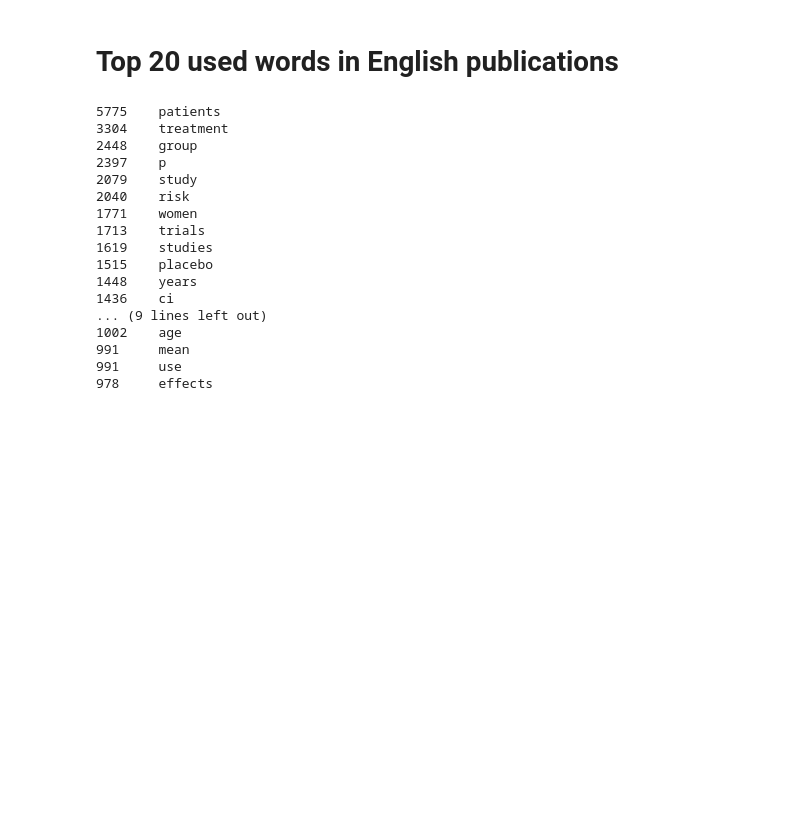
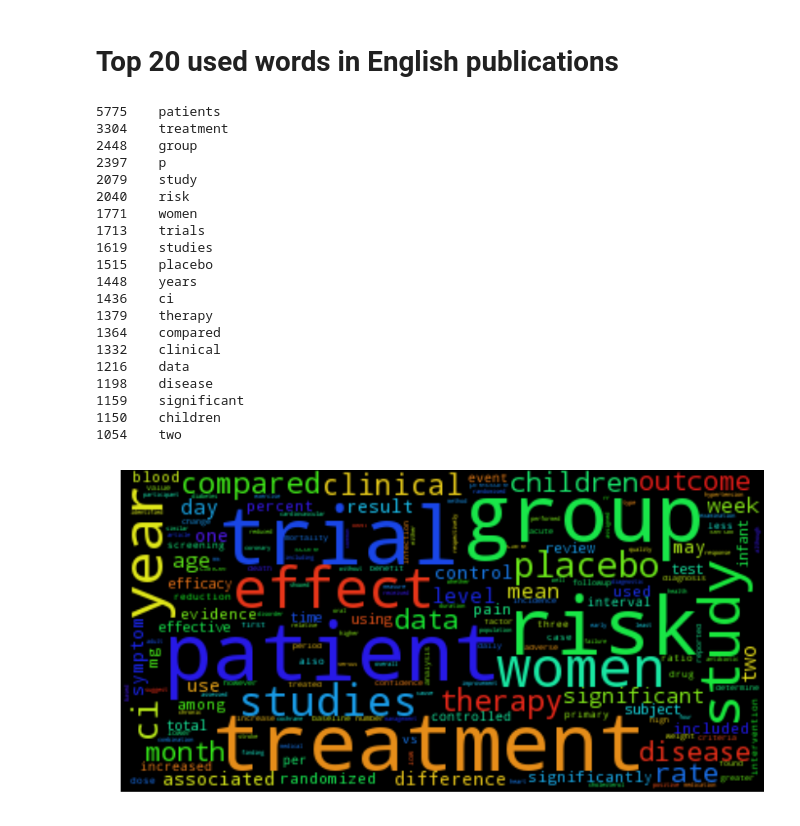
Before and after one commit to chinskiy/codeminders_test_nlp, a Jupyter notebook: main.ipynb, the cells around one changed output. Drawn from its saved outputs; the diff is of its cells as text; code cells hidden in the pictures; blank space fills up the shorter version.

Commit message:
add wordcloud

```diff
--- a/main.ipynb
+++ b/main.ipynb
@@ -82,7 +82,7 @@ listtext = [item for sublist in listtext for item in sublist]
 count_words = Counter(listtext)
 # %%
 count_words_sorted = sorted(count_words.iteritems(), key=operator.itemgetter(1), reverse=True)
-for _ in range(25):
+for _ in range(20):
     print '{1:<7} {0}'.format(count_words_sorted[_][0], count_words_sorted[_][1])
 # %% [output]
 5775    patients
@@ -97,8 +97,20 @@ for _ in range(25):
 1515    placebo
 1448    years
 1436    ci
-... (9 lines left out)
-1002    age
-991     mean
-991     use
-978     effects
+1379    therapy
+1364    compared
+1332    clinical
+1216    data
+1198    disease
+1159    significant
+1150    children
+1054    two
+# %%
+import wordcloud
+
+plt.figure(figsize=(15,7))
+plt.imshow(wordcloud.WordCloud(max_font_size=50).generate(' '.join(listtext)))
+plt.axis("off")
+plt.show()
+# %% [output]
+[figure, added]
```
